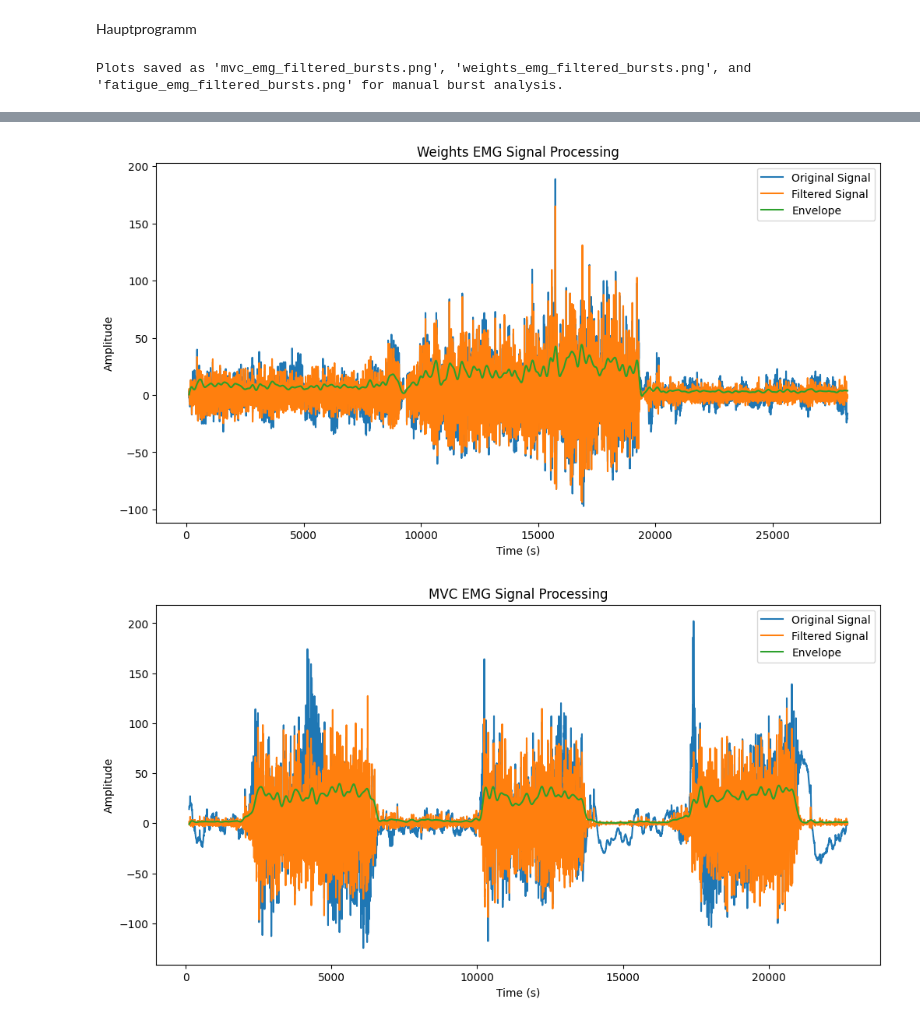
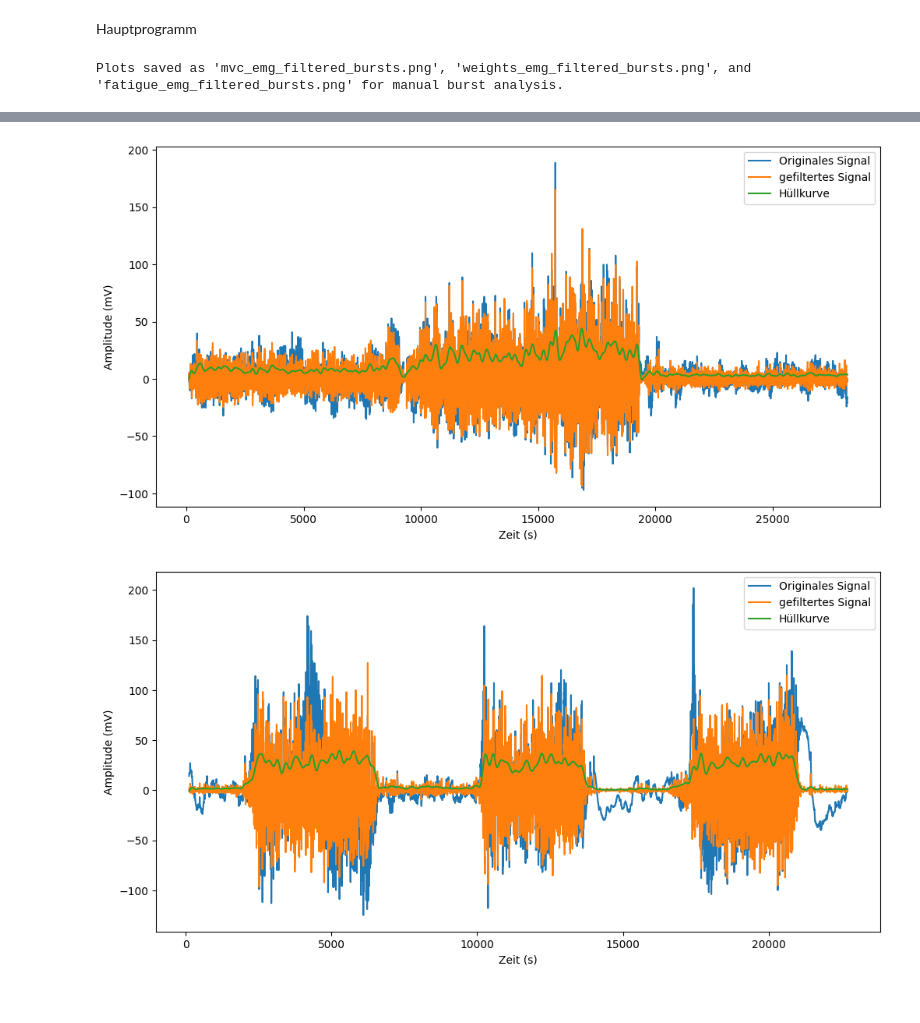
Before and after one commit to felithie/Labor3Biosignal, a Jupyter notebook: Labor3.ipynb, the cells around one changed output, grey strips where cells are left out. Saved outputs shown, nothing was run; the diff lists cells and outputs as text; code cells hidden in the pictures.

```diff
--- a/Labor3.ipynb
+++ b/Labor3.ipynb
@@ -167,41 +167,41 @@ plt.savefig('weights_emg_filtered_bursts.png')
 
 plt.figure(figsize=(12, 6))
 plt.plot(fatigue_emg_filtered, label='Fatigue EMG Filtered')
 plt.title('Fatigue EMG Filtered Signal for Burst Detection')
 plt.xlabel('Sample Index')
 plt.ylabel('Amplitude')
 plt.legend()
 plt.savefig('fatigue_emg_filtered_bursts.png')
 
 print("Plots saved as 'mvc_emg_filtered_bursts.png', 'weights_emg_filtered_bursts.png', and 'fatigue_emg_filtered_bursts.png' for manual burst analysis.")
 
 # Placeholder for manual burst detection results
 mvc_s, mvc_e, weights_s, weights_e, fatigue_s, fatigue_e = [None] * 6
 
 # Step 4: Visualization of results
 def plot_emg_signal(data, title):
     plt.figure(figsize=(12, 6))
-    plt.plot(data['t'], data['emg'], label='Original Signal')
-    plt.plot(data['t'], data['emg_filtered'], label='Filtered Signal')
-    plt.plot(data['t'], data['emg_envelope'], label='Envelope')
-    plt.title(title)
-    plt.xlabel('Time (s)')
-    plt.ylabel('Amplitude')
+    plt.plot(data['t'], data['emg'], label='Originales Signal')
+    plt.plot(data['t'], data['emg_filtered'], label='gefiltertes Signal')
+    plt.plot(data['t'], data['emg_envelope'], label='Hüllkurve')
+    #plt.title(title)
+    plt.xlabel('Zeit (s)')
+    plt.ylabel('Amplitude (mV)')
     plt.legend()
     plt.show()
 
-plot_emg_signal(weights, 'Weights EMG Signal Processing')
-plot_emg_signal(mvc, 'MVC EMG Signal Processing')
-plot_emg_signal(fatigue, 'Fatigue EMG Signal Processing')
+plot_emg_signal(weights, 'Weights EMG Signal')
+plot_emg_signal(mvc, 'MVC EMG Signal')
+plot_emg_signal(fatigue, 'Fatigue EMG Signal')
 
 # Optional: Save processed data
 weights.to_csv('weights_processed.csv', index=False)
 mvc.to_csv('mvc_processed.csv', index=False)
 fatigue.to_csv('fatigue_processed.csv', index=False)
 # %% [output]
 Plots saved as 'mvc_emg_filtered_bursts.png', 'weights_emg_filtered_bursts.png', and 'fatigue_emg_filtered_bursts.png' for manual burst analysis.
 [figure]
 [figure]
 [figure]
-[figure, old version]
+[figure, new version]
-[figure, old version]
+[figure, new version]
```
Also changed, not shown: parts of 2 cells of this notebook.
